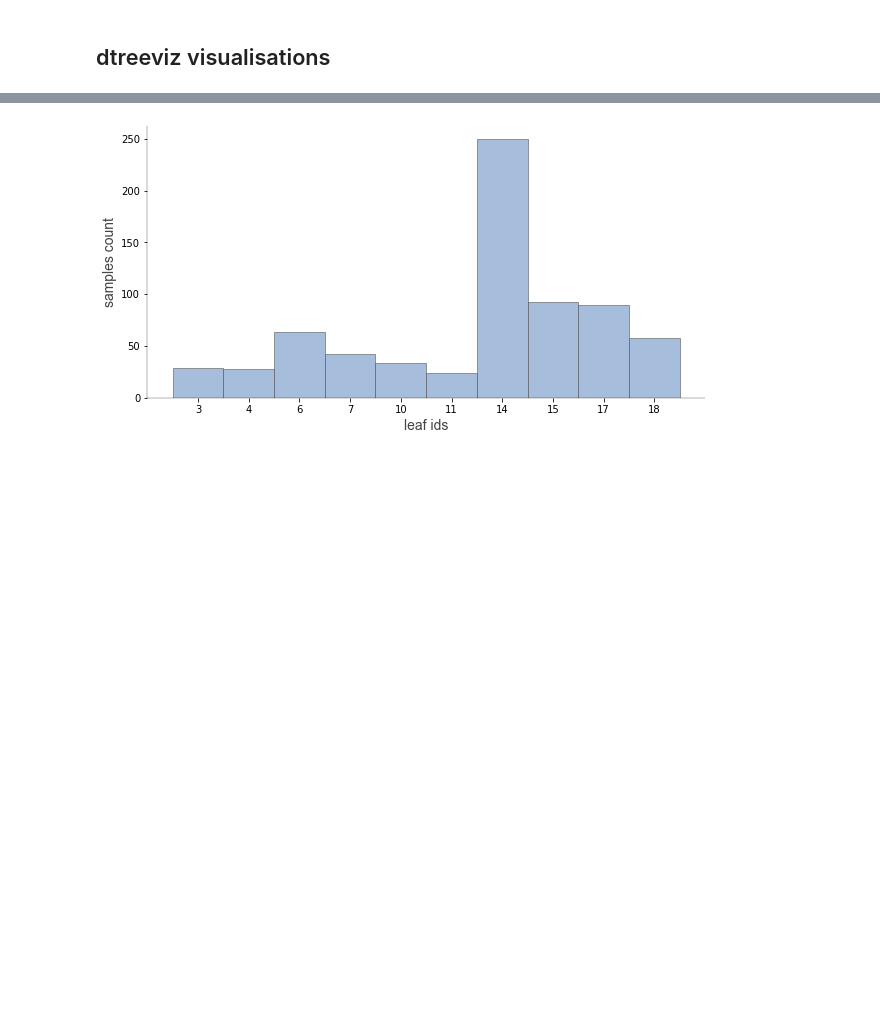
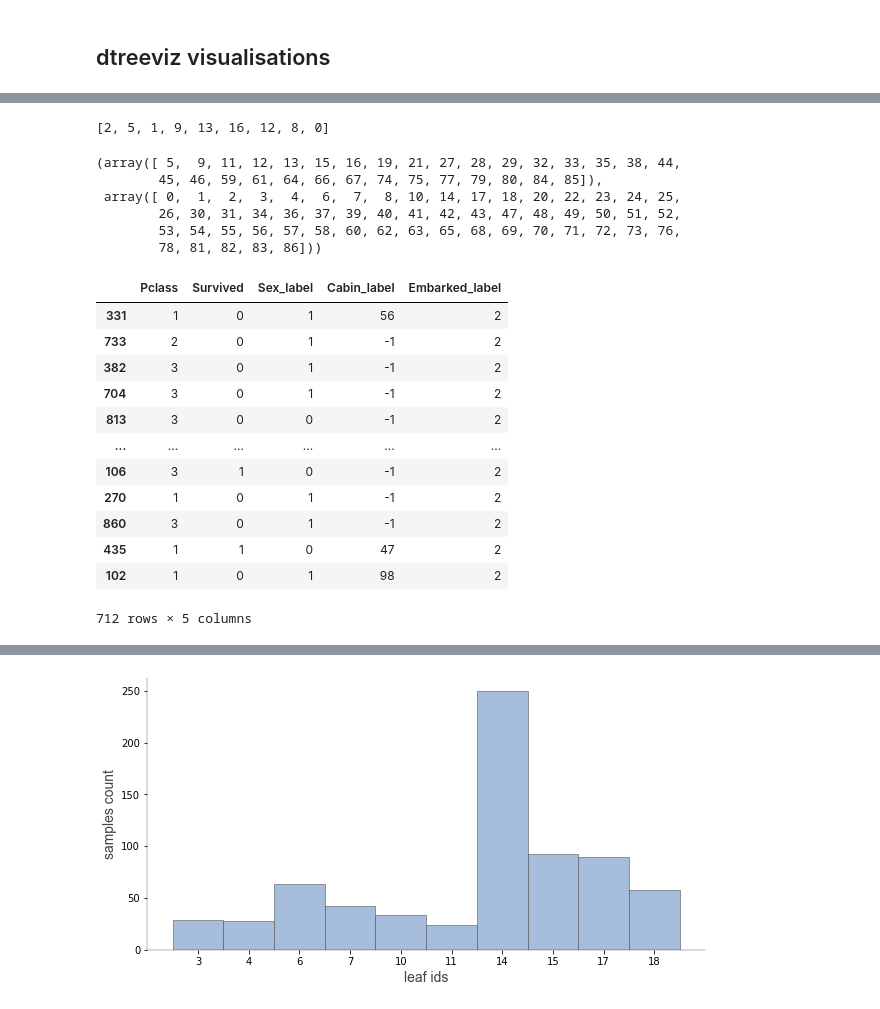
Before and after one commit to parrt/dtreeviz, a Jupyter notebook: notebooks/dtreeviz_lightgbm_visualisations.ipynb, the cells around one changed output, grey strips where cells are left out. Cells and saved outputs as stored; diff of their text form; code cells hidden in the pictures; blank space fills up the shorter version.

```diff
--- a/notebooks/dtreeviz_lightgbm_visualisations.ipynb
+++ b/notebooks/dtreeviz_lightgbm_visualisations.ipynb
@@ -231,0 +242,29 @@ trees.dtreeviz(light_dtree_reg)
+# %%
+[node.id for node in light_dtree_reg.internal]
+# %% [output]
+[2, 5, 1, 9, 13, 16, 12, 8, 0]
+# %%
+light_dtree_reg.internal[0].split_samples()
+# %% [output]
+(array([ 5,  9, 11, 12, 13, 15, 16, 19, 21, 27, 28, 29, 32, 33, 35, 38, 44,
+        45, 46, 59, 61, 64, 66, 67, 74, 75, 77, 79, 80, 84, 85]),
+ array([ 0,  1,  2,  3,  4,  6,  7,  8, 10, 14, 17, 18, 20, 22, 23, 24, 25,
+        26, 30, 31, 34, 36, 37, 39, 40, 41, 42, 43, 47, 48, 49, 50, 51, 52,
+        53, 54, 55, 56, 57, 58, 60, 62, 63, 65, 68, 69, 70, 71, 72, 73, 76,
+        78, 81, 82, 83, 86]))
+# %%
+X_train_reg
+# %% [output]
+|  | Pclass | Survived | Sex_label | Cabin_label | Embarked_label |
+| 331 | 1 | 0 | 1 | 56 | 2 |
+| 733 | 2 | 0 | 1 | -1 | 2 |
+| 382 | 3 | 0 | 1 | -1 | 2 |
+| 704 | 3 | 0 | 1 | -1 | 2 |
+| 813 | 3 | 0 | 0 | -1 | 2 |
+| ... | ... | ... | ... | ... | ... |
+| 106 | 3 | 1 | 0 | -1 | 2 |
+| 270 | 1 | 0 | 1 | -1 | 2 |
+| 860 | 3 | 0 | 1 | -1 | 2 |
+| 435 | 1 | 1 | 0 | 47 | 2 |
+| 102 | 1 | 0 | 1 | 98 | 2 |
+712 rows × 5 columns
```
Also changed, not shown: parts of 12 cells of this notebook, 2 other files.
